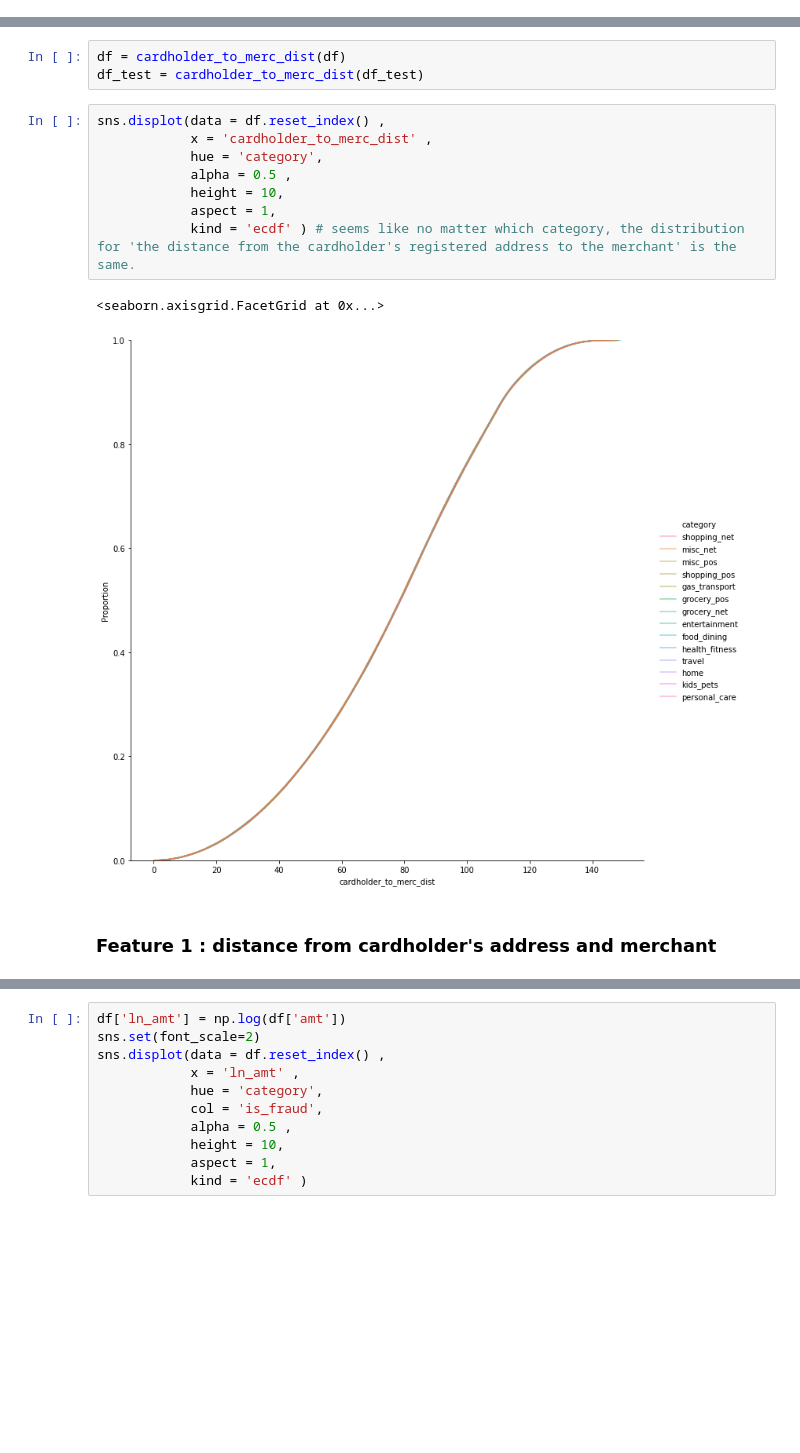
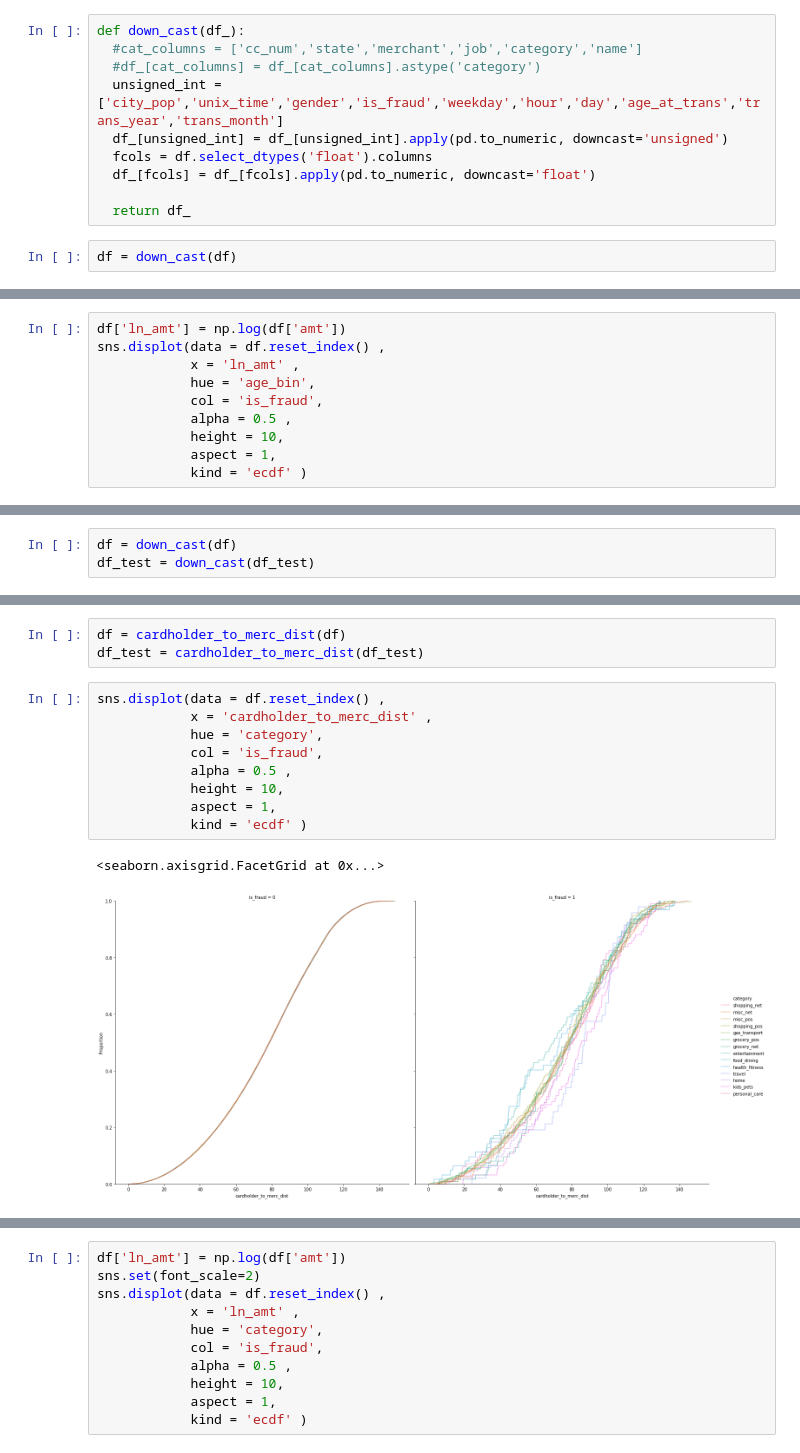
Before and after one commit to ngcheeyuan/Fraud_Detection_Capstone, a Jupyter notebook: Capstone_EDA.ipynb, the cells around one changed output, grey strips where cells are left out. Cells and saved outputs as stored; diff of their text form; blank space fills up the shorter version.

```diff
--- a/Capstone_EDA.ipynb
+++ b/Capstone_EDA.ipynb
@@ -90,0 +99,12 @@ mask = df['is_fraud'] == 1
+# %%
+def down_cast(df_):
+  #cat_columns = ['cc_num','state','merchant','job','category','name']
+  #df_[cat_columns] = df_[cat_columns].astype('category')
+  unsigned_int = ['city_pop','unix_time','gender','is_fraud','weekday','hour','day','age_at_trans','trans_year','trans_month']
+  df_[unsigned_int] = df_[unsigned_int].apply(pd.to_numeric, downcast='unsigned')
+  fcols = df.select_dtypes('float').columns
+  df_[fcols] = df_[fcols].apply(pd.to_numeric, downcast='float')
+
+  return df_
+# %%
+df = down_cast(df)
@@ -140,3 +159,13 @@ def age_bin(df_):
   return df_
 # %%
 df = age_bin(df)
+# %%
+df['ln_amt'] = np.log(df['amt'])
+sns.displot(data = df.reset_index() ,
+            x = 'ln_amt' ,
+            hue = 'age_bin',
+            col = 'is_fraud',
+            alpha = 0.5 ,
+            height = 10,
+            aspect = 1,
+            kind = 'ecdf' )
@@ -474 +556,4 @@ df_test.loc[:,'trans_date_time'] = pd.to_datetime(df_test['trans_date_time'])
 df_test.set_index('trans_date_time', inplace = True)
+# %%
+df = down_cast(df)
+df_test = down_cast(df_test)
@@ -543,13 +634,12 @@ df_test = cardholder_to_merc_dist(df_test)
 # %%
 sns.displot(data = df.reset_index() ,
             x = 'cardholder_to_merc_dist' ,
             hue = 'category',
+            col = 'is_fraud',
             alpha = 0.5 ,
             height = 10,
             aspect = 1,
-            kind = 'ecdf' ) # seems like no matter which category, the distribution for 'the distance from the cardholder's registered address to the merchant' is the same.
+            kind = 'ecdf' )
 # %% [output]
 <seaborn.axisgrid.FacetGrid at 0x...>
-[figure, old version]
+[figure, new version]
-# %% [markdown]
-### Feature 1 : distance from cardholder's address and merchant
```
Also changed, not shown: parts of 89 cells of this notebook.
